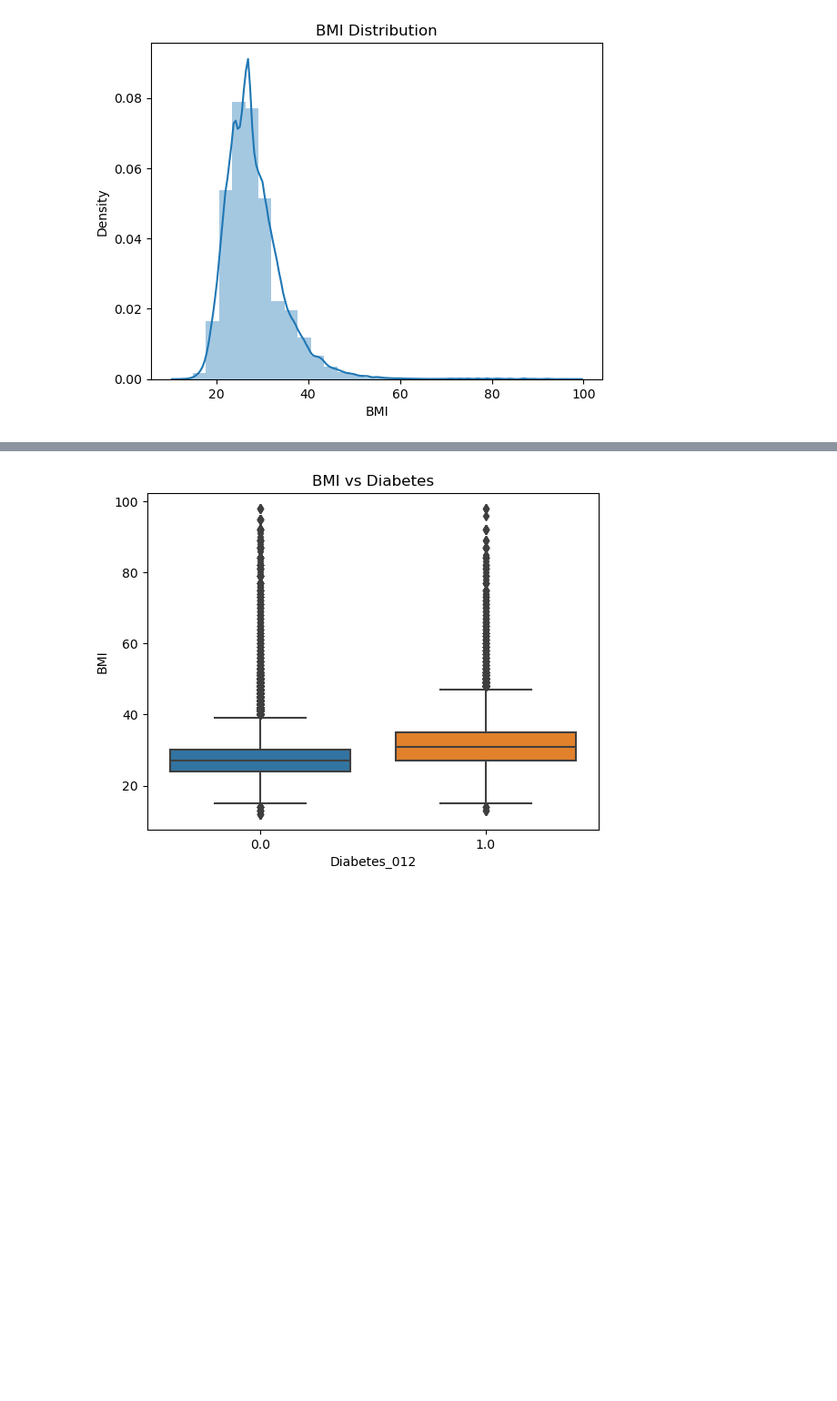
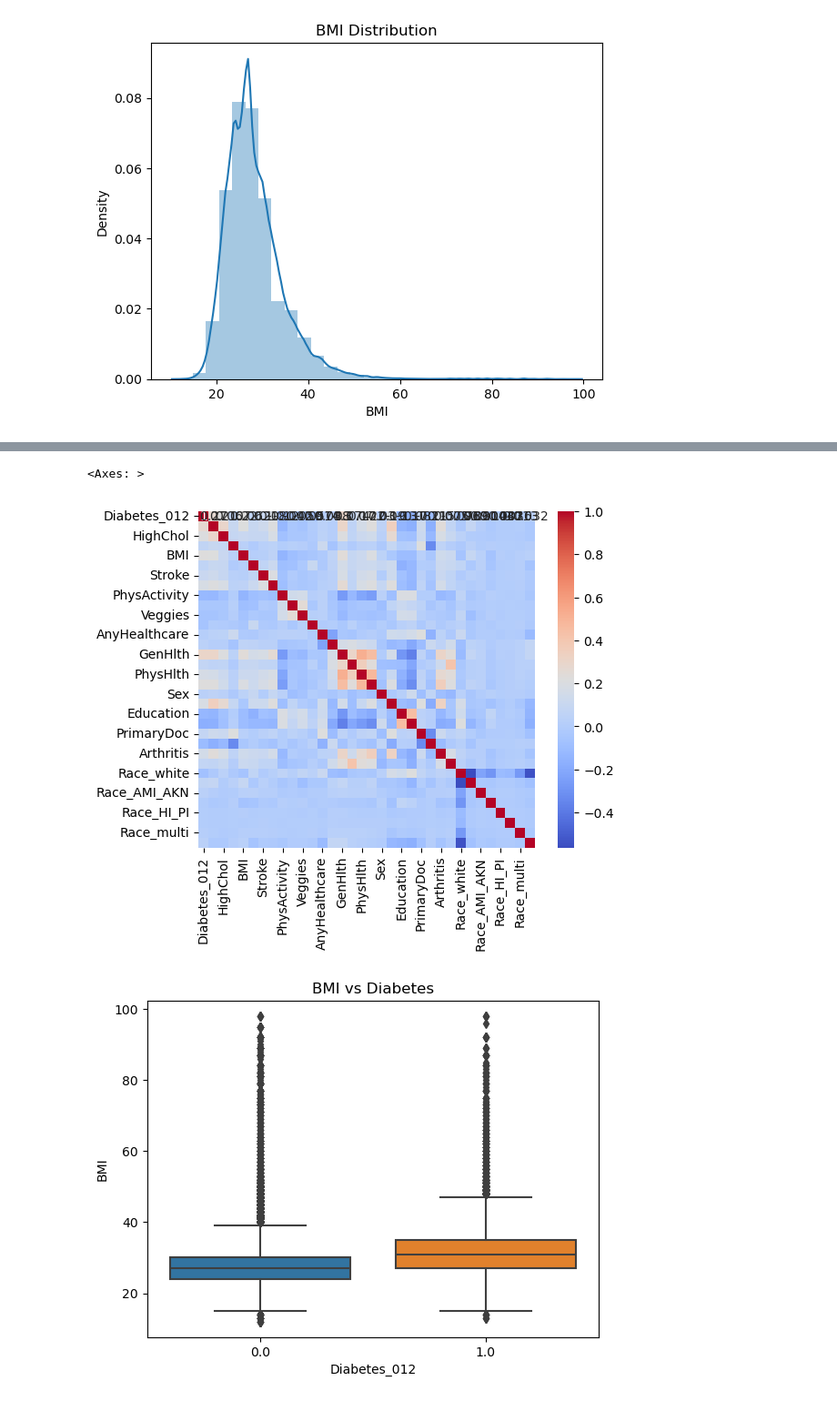
Before and after one commit to mdipinto1/m.c-squared-2, a Jupyter notebook: CRK Visualizations.ipynb, the cells around one changed output, grey strips where cells are left out. Shown: that part at 91% size. Drawn from its saved outputs; the diff is of its cells as text; code cells hidden in the pictures; blank space fills up the shorter version.

```diff
--- a/CRK Visualizations.ipynb
+++ b/CRK Visualizations.ipynb
@@ -114 +115,10 @@ for col in ['HighBP', 'HeartDiseaseorAttack', 'Diabetes_012']:
+# %%
+#make a correlation matrix of the diabetes_df
+corr = df.corr()
+
+#make it in seaborne
+sns.heatmap(corr, annot=True, cmap='coolwarm', square=True,)
+# %% [output]
+<Axes: >
+[figure, added]
 # %%
```
Also changed, not shown: parts of 10 cells of this notebook.
